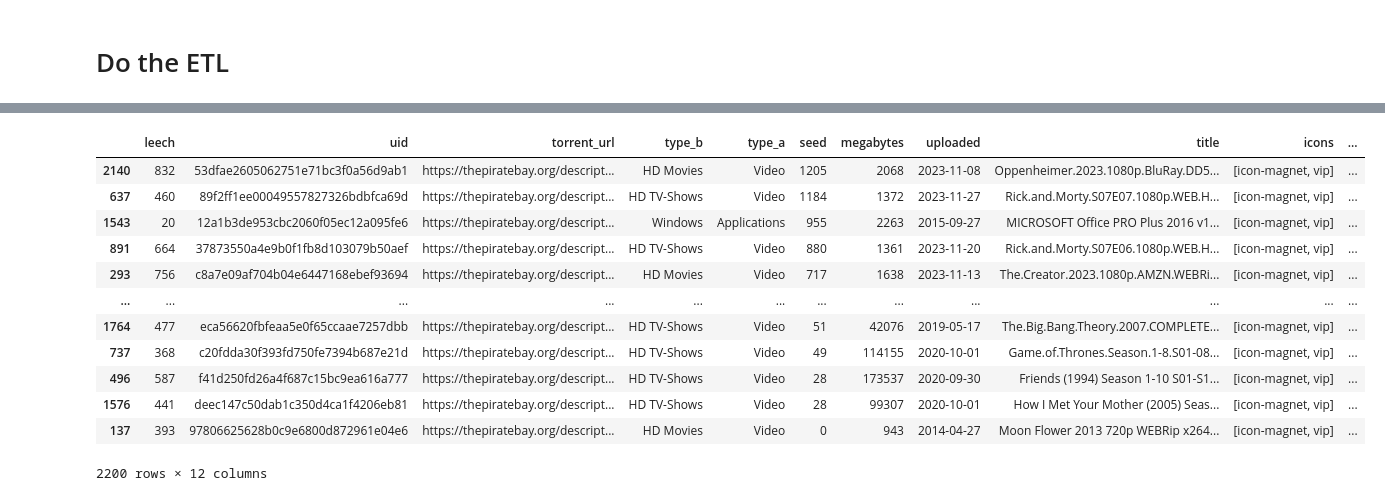
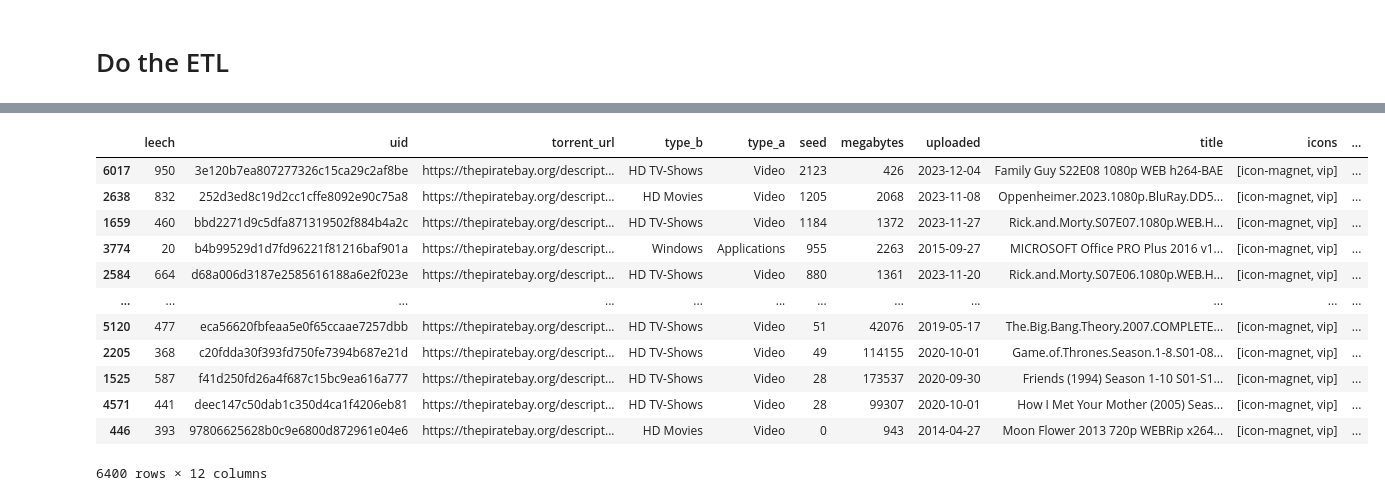
Before and after one commit to boscacci/tpb-visualizer, a Jupyter notebook: notebooks/parse_html_test.ipynb, the cells around one changed output, grey strips where cells are left out. Cells and saved outputs as stored; diff of their text form; code cells hidden in the pictures.

```diff
--- a/notebooks/parse_html_test.ipynb
+++ b/notebooks/parse_html_test.ipynb
@@ -121,20 +12,12 @@ from boto3.dynamodb.conditions import Attr
 from datetime import datetime, timedelta
 import time
 
-two_days_ago = datetime.now() - timedelta(days=4)
-two_days_ago_unix = int(time.mktime(two_days_ago.timetuple()))
+dynamodb = boto3.resource('dynamodb')
+table = dynamodb.Table('tpb-top100-ts')
 
-response = table.scan(
-        FilterExpression=Attr('timestamp').lt(two_days_ago_unix)
-)
-
-items = response['Items']
+all_items = []
+response = table.scan()
+all_items.extend(response['Items'])
 while 'LastEvaluatedKey' in response:
-    response = table.scan(
-        ExclusiveStartKey=response['LastEvaluatedKey'],
-        FilterExpression=Attr('timestamp').lt(two_days_ago_unix)
-    )
-    items.extend(response['Items'])
-
-df_recent = pd.DataFrame(items)
-df_recent
+    response = table.scan(ExclusiveStartKey=response['LastEvaluatedKey'])
+    all_items.extend(response['Items'])
@@ -154,0 +24,3 @@ df_recent
+# %%
+df = pd.DataFrame(all_items)
+df
@@ -155,18 +41,18 @@ df_recent
 # %%
-df_analysis = pd.DataFrame.from_records(df_recent['data']).sort_values(['timestamp', 'seed'], ascending=False)
+df_analysis = pd.DataFrame.from_records(df['data']).sort_values(['timestamp', 'seed'], ascending=False)
 
 df_analysis
 # %% [output]
 |  | leech | uid | torrent_url | type_b | type_a | seed | megabytes | uploaded | title | icons | ... |
-| 2140 | 832 | 53dfae2605062751e71bc3f0a56d9ab1 | https://thepiratebay.org/descript... | HD Movies | Video | 1205 | 2068 | 2023-11-08 | Oppenheimer.2023.1080p.BluRay.DD5... | [icon-magnet, vip] | ... |
-| 637 | 460 | 89f2ff1ee00049557827326bdbfca69d | https://thepiratebay.org/descript... | HD TV-Shows | Video | 1184 | 1372 | 2023-11-27 | Rick.and.Morty.S07E07.1080p.WEB.H... | [icon-magnet, vip] | ... |
-| 1543 | 20 | 12a1b3de953cbc2060f05ec12a095fe6 | https://thepiratebay.org/descript... | Windows | Applications | 955 | 2263 | 2015-09-27 | MICROSOFT Office PRO Plus 2016 v1... | [icon-magnet, vip] | ... |
-| 891 | 664 | 37873550a4e9b0f1fb8d103079b50aef | https://thepiratebay.org/descript... | HD TV-Shows | Video | 880 | 1361 | 2023-11-20 | Rick.and.Morty.S07E06.1080p.WEB.H... | [icon-magnet, vip] | ... |
-| 293 | 756 | c8a7e09af704b04e6447168ebef93694 | https://thepiratebay.org/descript... | HD Movies | Video | 717 | 1638 | 2023-11-13 | The.Creator.2023.1080p.AMZN.WEBRi... | [icon-magnet, vip] | ... |
+| 6017 | 950 | 3e120b7ea807277326c15ca29c2af8be | https://thepiratebay.org/descript... | HD TV-Shows | Video | 2123 | 426 | 2023-12-04 | Family Guy S22E08 1080p WEB h264-BAE | [icon-magnet, vip] | ... |
+| 2638 | 832 | 252d3ed8c19d2cc1cffe8092e90c75a8 | https://thepiratebay.org/descript... | HD Movies | Video | 1205 | 2068 | 2023-11-08 | Oppenheimer.2023.1080p.BluRay.DD5... | [icon-magnet, vip] | ... |
+| 1659 | 460 | bbd2271d9c5dfa871319502f884b4a2c | https://thepiratebay.org/descript... | HD TV-Shows | Video | 1184 | 1372 | 2023-11-27 | Rick.and.Morty.S07E07.1080p.WEB.H... | [icon-magnet, vip] | ... |
+| 3774 | 20 | b4b99529d1d7fd96221f81216baf901a | https://thepiratebay.org/descript... | Windows | Applications | 955 | 2263 | 2015-09-27 | MICROSOFT Office PRO Plus 2016 v1... | [icon-magnet, vip] | ... |
+| 2584 | 664 | d68a006d3187e2585616188a6e2f023e | https://thepiratebay.org/descript... | HD TV-Shows | Video | 880 | 1361 | 2023-11-20 | Rick.and.Morty.S07E06.1080p.WEB.H... | [icon-magnet, vip] | ... |
 | ... | ... | ... | ... | ... | ... | ... | ... | ... | ... | ... | ... |
-| 1764 | 477 | eca56620fbfeaa5e0f65ccaae7257dbb | https://thepiratebay.org/descript... | HD TV-Shows | Video | 51 | 42076 | 2019-05-17 | The.Big.Bang.Theory.2007.COMPLETE... | [icon-magnet, vip] | ... |
-| 737 | 368 | c20fdda30f393fd750fe7394b687e21d | https://thepiratebay.org/descript... | HD TV-Shows | Video | 49 | 114155 | 2020-10-01 | Game.of.Thrones.Season.1-8.S01-08... | [icon-magnet, vip] | ... |
-| 496 | 587 | f41d250fd26a4f687c15bc9ea616a777 | https://thepiratebay.org/descript... | HD TV-Shows | Video | 28 | 173537 | 2020-09-30 | Friends (1994) Season 1-10 S01-S1... | [icon-magnet, vip] | ... |
-| 1576 | 441 | deec147c50dab1c350d4ca1f4206eb81 | https://thepiratebay.org/descript... | HD TV-Shows | Video | 28 | 99307 | 2020-10-01 | How I Met Your Mother (2005) Seas... | [icon-magnet, vip] | ... |
-| 137 | 393 | 97806625628b0c9e6800d872961e04e6 | https://thepiratebay.org/descript... | HD Movies | Video | 0 | 943 | 2014-04-27 | Moon Flower 2013 720p WEBRip x264... | [icon-magnet, vip] | ... |
+| 5120 | 477 | eca56620fbfeaa5e0f65ccaae7257dbb | https://thepiratebay.org/descript... | HD TV-Shows | Video | 51 | 42076 | 2019-05-17 | The.Big.Bang.Theory.2007.COMPLETE... | [icon-magnet, vip] | ... |
+| 2205 | 368 | c20fdda30f393fd750fe7394b687e21d | https://thepiratebay.org/descript... | HD TV-Shows | Video | 49 | 114155 | 2020-10-01 | Game.of.Thrones.Season.1-8.S01-08... | [icon-magnet, vip] | ... |
+| 1525 | 587 | f41d250fd26a4f687c15bc9ea616a777 | https://thepiratebay.org/descript... | HD TV-Shows | Video | 28 | 173537 | 2020-09-30 | Friends (1994) Season 1-10 S01-S1... | [icon-magnet, vip] | ... |
+| 4571 | 441 | deec147c50dab1c350d4ca1f4206eb81 | https://thepiratebay.org/descript... | HD TV-Shows | Video | 28 | 99307 | 2020-10-01 | How I Met Your Mother (2005) Seas... | [icon-magnet, vip] | ... |
+| 446 | 393 | 97806625628b0c9e6800d872961e04e6 | https://thepiratebay.org/descript... | HD Movies | Video | 0 | 943 | 2014-04-27 | Moon Flower 2013 720p WEBRip x264... | [icon-magnet, vip] | ... |
-2200 rows × 12 columns
+6400 rows × 12 columns
```
Also changed, not shown: parts of 12 cells of this notebook, 2 other files.
